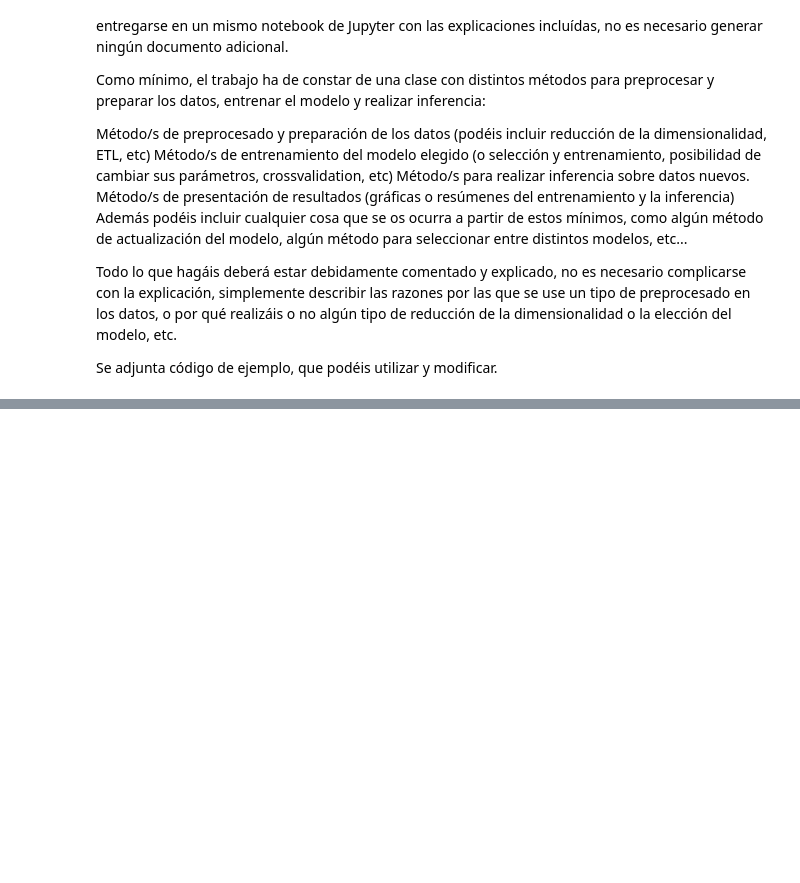
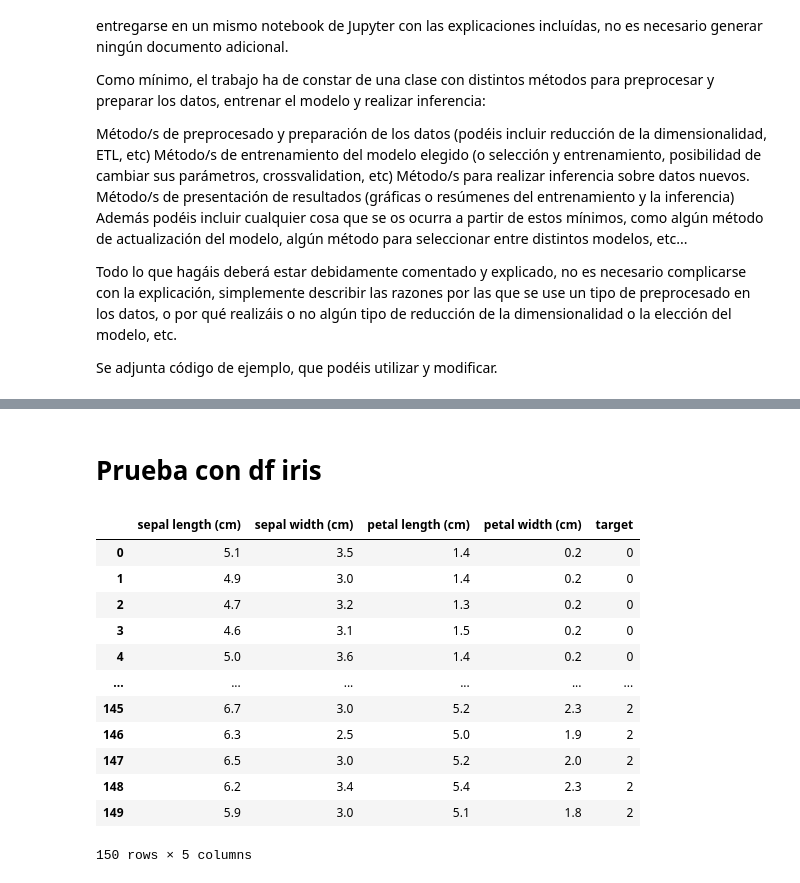
Before and after one commit to Vic263RP/MIA3-Formacion-2023-UV-AI, a Jupyter notebook: B1_HerramientasParaIA/T4_MachineLearning/Tarea4/Rodriguez_Part_Victor.ipynb, the cells around one changed output, grey strips where cells are left out. Cells and saved outputs as stored; diff of their text form; code cells hidden in the pictures; blank space fills up the shorter version.

```diff
--- a/B1_HerramientasParaIA/T4_MachineLearning/Tarea4/Rodriguez_Part_Victor.ipynb
+++ b/B1_HerramientasParaIA/T4_MachineLearning/Tarea4/Rodriguez_Part_Victor.ipynb
@@ -36,0 +27,24 @@ class Pipeline:
+# %%
+'''
+Mínimos:
+    - Dataset + descripción de los datos.
+    - Explicación de los métodos.
+    - Preproceso y preparación de los datos.
+        - Reducción de dimensionalidad
+        - ETL
+    - Entrenamiento del modelo
+    - Realizar inferencia (deducir conclusiones)
+
+'''
+
+'''
+En el ejemplo usaremos el dataset "Iris" de la librería sklearn.datasets.
+Un dataset cen el que hay que clasificar el iris en uno de las tres clases existentes.
+Para esto contamos con cuatro características:
+    - Ancho y largo del sépalo de la flor
+    - Ancho y largo de los pétalos de la flor
+El dataset incluye 150 muestras (50 de cada tipo)
+'''
+
+iris = load_iris()
+print(iris.DESCR)
@@ -36,0 +127,20 @@ class Pipeline:
+# %% [markdown]
+# Prueba con df iris
+# %%
+df_iris = pd.DataFrame(iris.data, columns=iris.feature_names)
+df_iris['target'] = pd.DataFrame(iris.target, columns=['target'])
+df_iris
+# %% [output]
+|  | sepal length (cm) | sepal width (cm) | petal length (cm) | petal width (cm) | target |
+| 0 | 5.1 | 3.5 | 1.4 | 0.2 | 0 |
+| 1 | 4.9 | 3.0 | 1.4 | 0.2 | 0 |
+| 2 | 4.7 | 3.2 | 1.3 | 0.2 | 0 |
+| 3 | 4.6 | 3.1 | 1.5 | 0.2 | 0 |
+| 4 | 5.0 | 3.6 | 1.4 | 0.2 | 0 |
+| ... | ... | ... | ... | ... | ... |
+| 145 | 6.7 | 3.0 | 5.2 | 2.3 | 2 |
+| 146 | 6.3 | 2.5 | 5.0 | 1.9 | 2 |
+| 147 | 6.5 | 3.0 | 5.2 | 2.0 | 2 |
+| 148 | 6.2 | 3.4 | 5.4 | 2.3 | 2 |
+| 149 | 5.9 | 3.0 | 5.1 | 1.8 | 2 |
+150 rows × 5 columns
```
Also changed, not shown: parts of 13 cells of this notebook.
